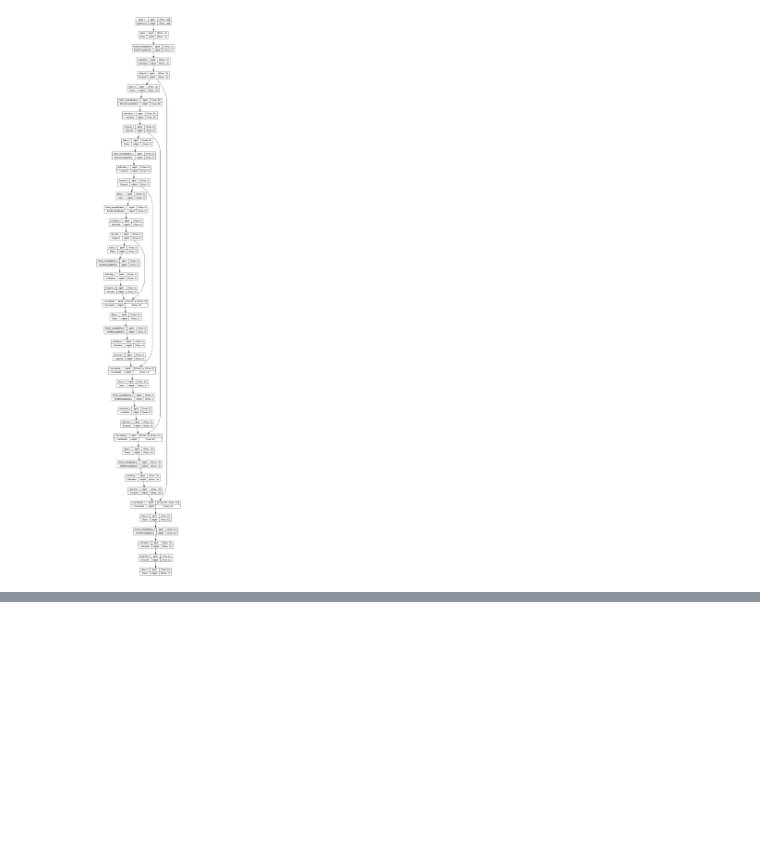
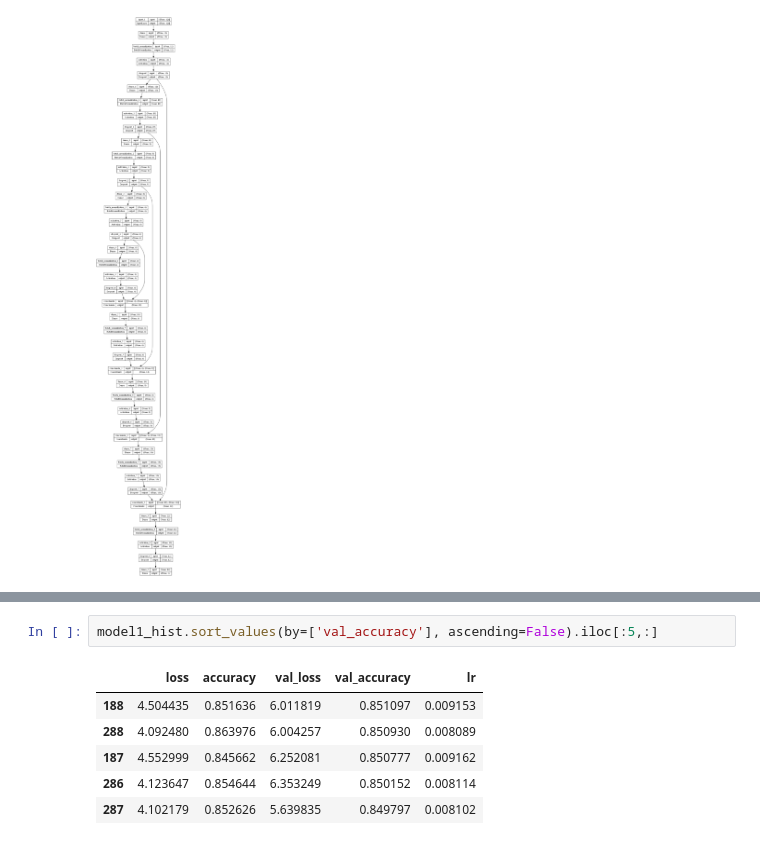
Before and after one commit to GPTeachersDay/TeamProject1, a Jupyter notebook: leeyeonjun/model/model1_pilot10/test1.ipynb, the cells around one changed output, grey strips where cells are left out. Saved outputs shown, nothing was run; the diff lists cells and outputs as text; blank space fills up the shorter version.

```diff
--- a/leeyeonjun/model/model1_pilot10/test1.ipynb
+++ b/leeyeonjun/model/model1_pilot10/test1.ipynb
@@ -286,4 +287,13 @@ model1_hist
 1000 rows × 5 columns
+# %%
+model1_hist.sort_values(by=['val_accuracy'], ascending=False).iloc[:5,:]
+# %% [output]
+|  | loss | accuracy | val_loss | val_accuracy | lr |
+| 188 | 4.504435 | 0.851636 | 6.011819 | 0.851097 | 0.009153 |
+| 288 | 4.092480 | 0.863976 | 6.004257 | 0.850930 | 0.008089 |
+| 187 | 4.552999 | 0.845662 | 6.252081 | 0.850777 | 0.009162 |
+| 286 | 4.123647 | 0.854644 | 6.353249 | 0.850152 | 0.008114 |
+| 287 | 4.102179 | 0.852626 | 5.639835 | 0.849797 | 0.008102 |
 # %%
 fig = plt.figure(figsize=(16, 6))
 fig.suptitle('History', fontsize = 21)
```
Also changed, not shown: parts of 4 cells of this notebook, 4 other files.
